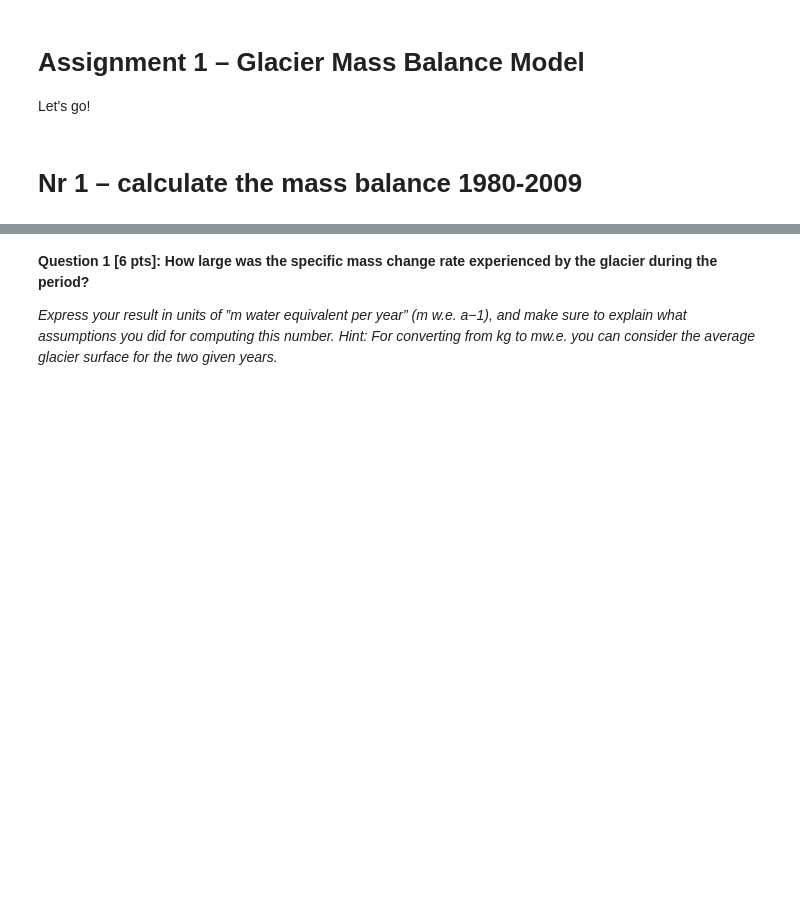
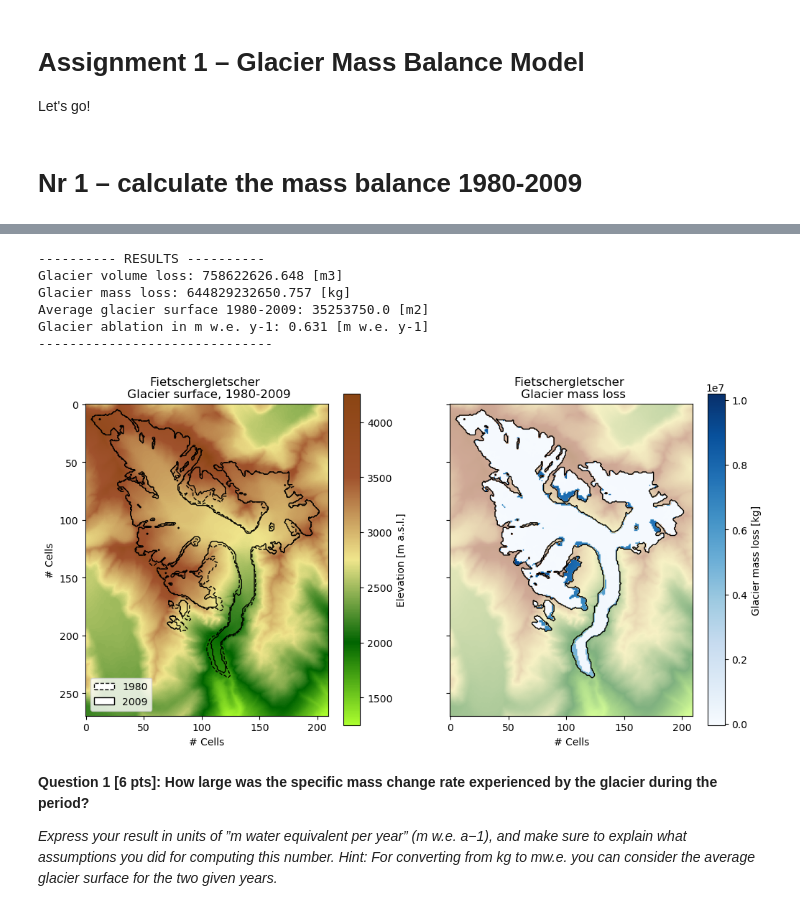
Before and after one commit to sspelsberg/Glaciology1, a Jupyter notebook: Assignment 1 Glaciology.ipynb, the cells around one changed output, grey strips where cells are left out. Drawn from its saved outputs; the diff is of its cells as text; code cells hidden in the pictures; blank space fills up the shorter version.

Commit message:
fixed errors in part 1

```diff
--- a/Assignment 1 Glaciology.ipynb
+++ b/Assignment 1 Glaciology.ipynb
@@ -85,3 +16,75 @@ Glacier ablation in m w.e. y-1: 10.213 [m w.e. y-1]
+# %%
+# Plot rasters and masks
+with rio.open('data_raw/dem_fiescher_1980.asc') as src1:
+    dem_1980 = src1.read(1)
+
+with rio.open('data_raw/dem_fiescher_2009.asc') as src2:
+    dem_2009 = src2.read(1)
+
+with rio.open('data_raw/glacier_mask_fiescher_1980.asc') as src3:
+    mask_1980 = src3.read(1)
+
+with rio.open('data_raw/glacier_mask_fiescher_2009.asc') as src4:
+    mask_2009 = src4.read(1)
+
+# Compute resolution
+transform = src1.transform
+
+# Get the resolution in the X and Y directions
+resolution_x = transform.a
+resolution_y = transform.e
+
+# Compute glacier DEMs
+glacier_dem_1980 = dem_1980 * mask_1980
+glacier_dem_2009 = dem_2009 * mask_1980
+glacier_vertical_change = glacier_dem_1980 - glacier_dem_2009
+
+# Computer glacier ablation
+rho = 850 # kgm-3
+cell_surface = abs(resolution_x * resolution_y)
+glacier_volume_loss = glacier_vertical_change.sum() * cell_surface # m3
+glacier_mass_loss = glacier_volume_loss * rho # kg
+average_cells_number = (mask_1980.sum() + mask_2009.sum()) / 2
+average_glacier_surface = average_cells_number * cell_area # m2
+glacier_water_equivalent_loss = glacier_mass_loss / average_cells_number / cell_surface / 1000 / (2009-1980)
+
+print("-"*10, "RESULTS", "-"*10)
+print("Glacier volume loss:", round(glacier_volume_loss, 3), "[m3]")
+print("Glacier mass loss:", round(glacier_mass_loss, 3), "[kg]")
+print("Average glacier surface 1980-2009:", round(average_glacier_surface, 3), "[m2]")
+print("Glacier ablation in m w.e. y-1:", round(glacier_water_equivalent_loss, 3), "[m w.e. y-1]")
+print("-"*30)
+
+# Plot DEMs and masks
+fig, (ax1, ax2) = plt.subplots(1, 2, sharey=True, figsize=(12, 6))
+cmap_terrain = matplotlib.colors.LinearSegmentedColormap.from_list("", ["greenyellow", "darkgreen", "khaki", "sienna", "saddlebrown"])
+im1 = ax1.imshow(dem_1980, cmap=cmap_terrain)
+ax1.contour(mask_1980, levels=[0.5], colors='black', linestyles='--', linewidths=1)
+ax1.contour(mask_2009, levels=[0.5], colors='black', linestyles='solid', linewidths=1)
+ax2.imshow(dem_1980, cmap=cmap_terrain, alpha=0.5)
+glacier_vertical_loss[glacier_vertical_loss == 0] = np.nan
+im2 = ax2.imshow(glacier_vertical_loss*cell_surface, cmap="Blues")
+ax2.contour(mask_1980, levels=[0.5], colors='black', linestyles='solid', linewidths=1)
+cbar = fig.colorbar(im1, ax=ax1, orientation='vertical', label="Elevation [m a.s.l.]")
+cbar = fig.colorbar(im2, ax=ax2, orientation='vertical', label="Glacier mass loss [kg]")
+handles = [Patch(facecolor="white", edgecolor="k", linestyle="--", label="1980"),
+          Patch(facecolor="white", edgecolor="k", linestyle="-", label="2009")]
+ax1.legend(handles=handles, loc="lower left")
+ax1.set_ylabel("# Cells")
+ax1.set_xlabel("# Cells")
+ax2.set_xlabel("# Cells")
+ax1.set_title("Fietschergletscher \n Glacier surface, 1980-2009")
+ax2.set_title("Fietschergletscher \n Glacier mass loss")
+plt.savefig("plots/glacier_mass_balance_part_1.png", dpi=300)
+plt.show()
+# %% [output]
+---------- RESULTS ----------
+Glacier volume loss: 758622626.648 [m3]
+Glacier mass loss: 644829232650.757 [kg]
+Average glacier surface 1980-2009: 35253750.0 [m2]
+Glacier ablation in m w.e. y-1: 0.631 [m w.e. y-1]
+------------------------------
+[figure, added]
 # %% [markdown]
 **Question 1 [6 pts]: How large was the specific mass change rate experienced by the glacier
 during the period?**
```
Also changed, not shown: parts of 1 cell of this notebook.
